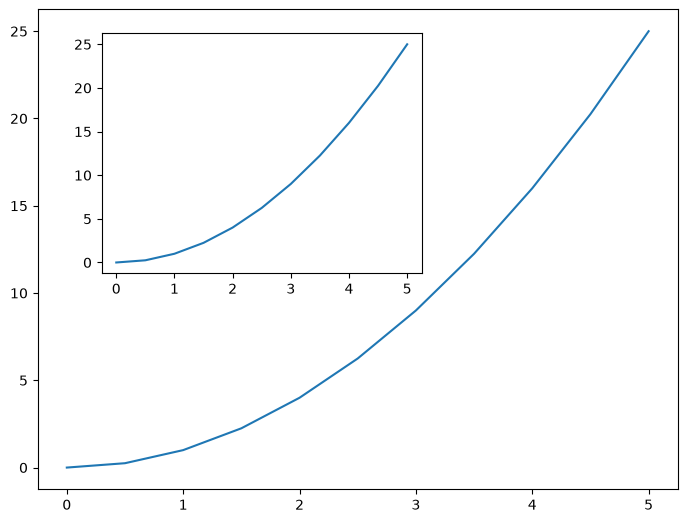
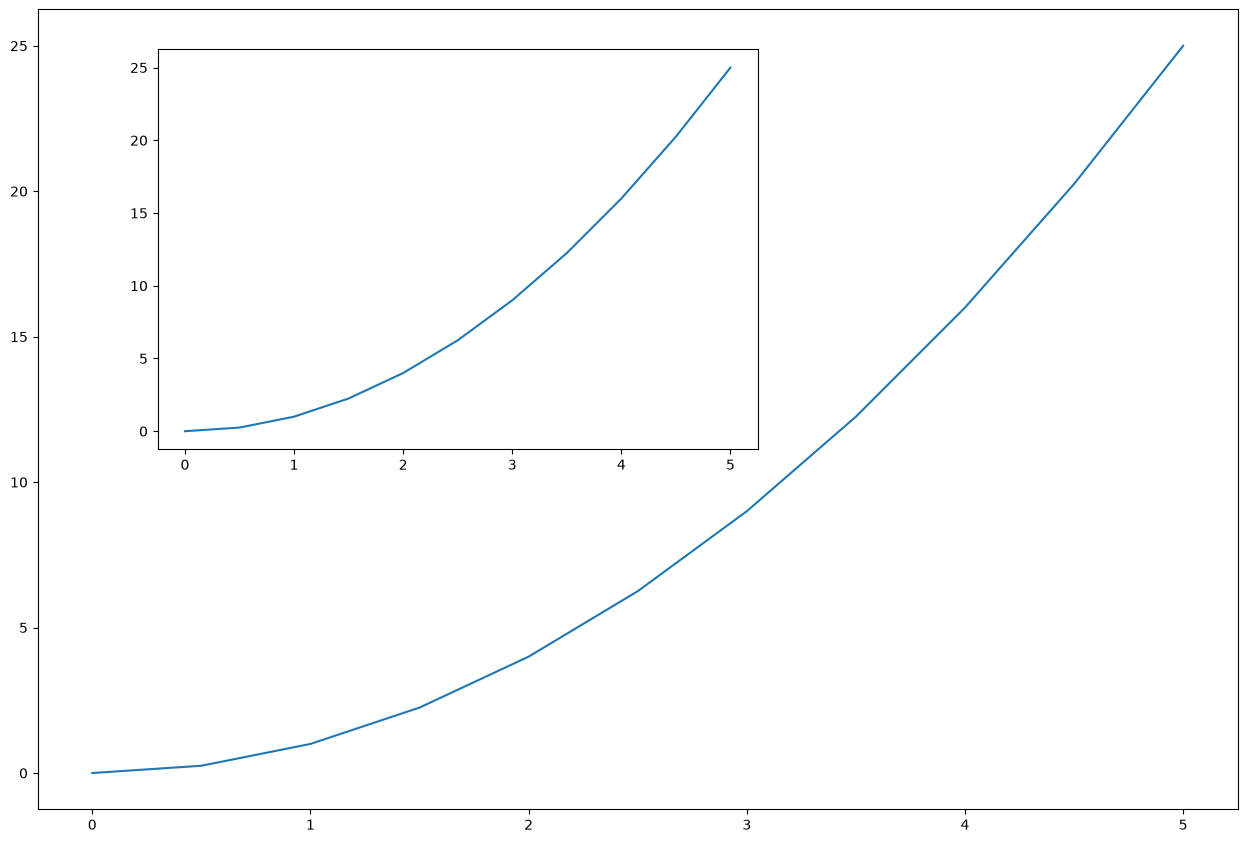
Code edit (unified diff) that turned the first committed figure into the second:
--- before
+++ after
@@ -1,3 +1,3 @@
-fig = plt.figure()
+fig = plt.figure(figsize=(12,8), dpi=100)
 axis1 = fig.add_axes([0.1,0.1,1,1])
 axis1.plot(a,b)

Commit: Implementation of figsize and dpi attributes in .figure